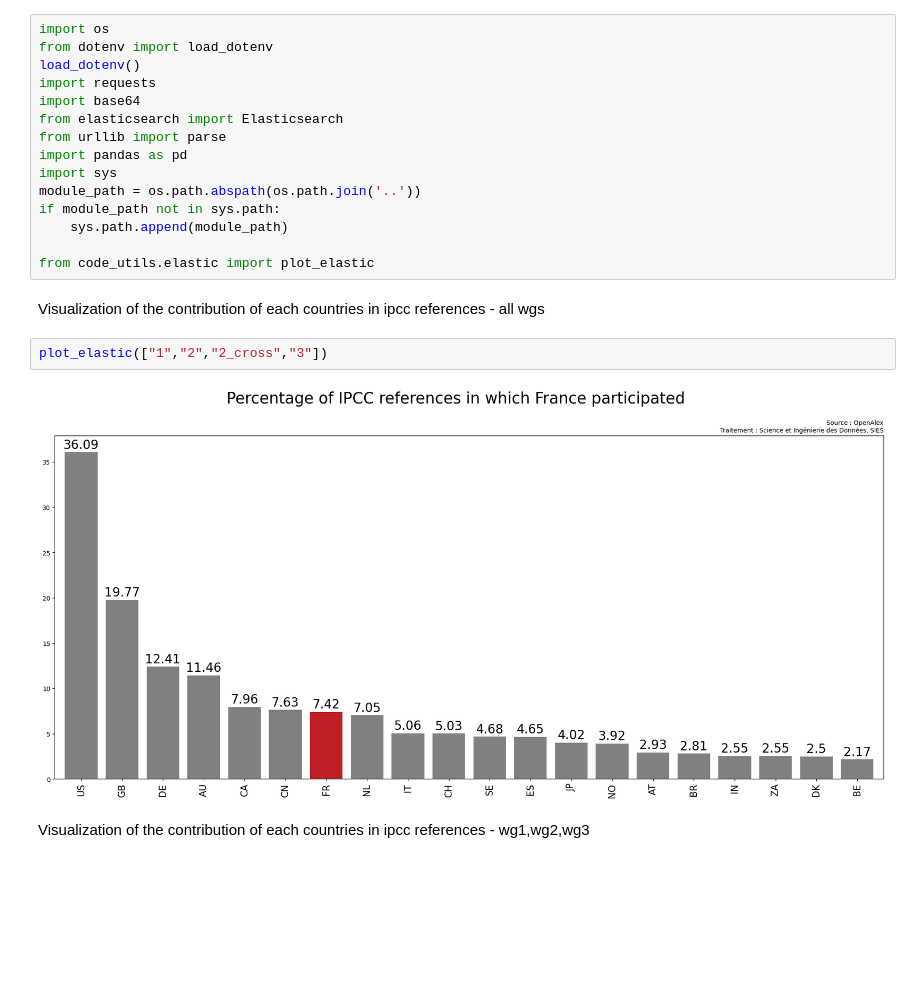
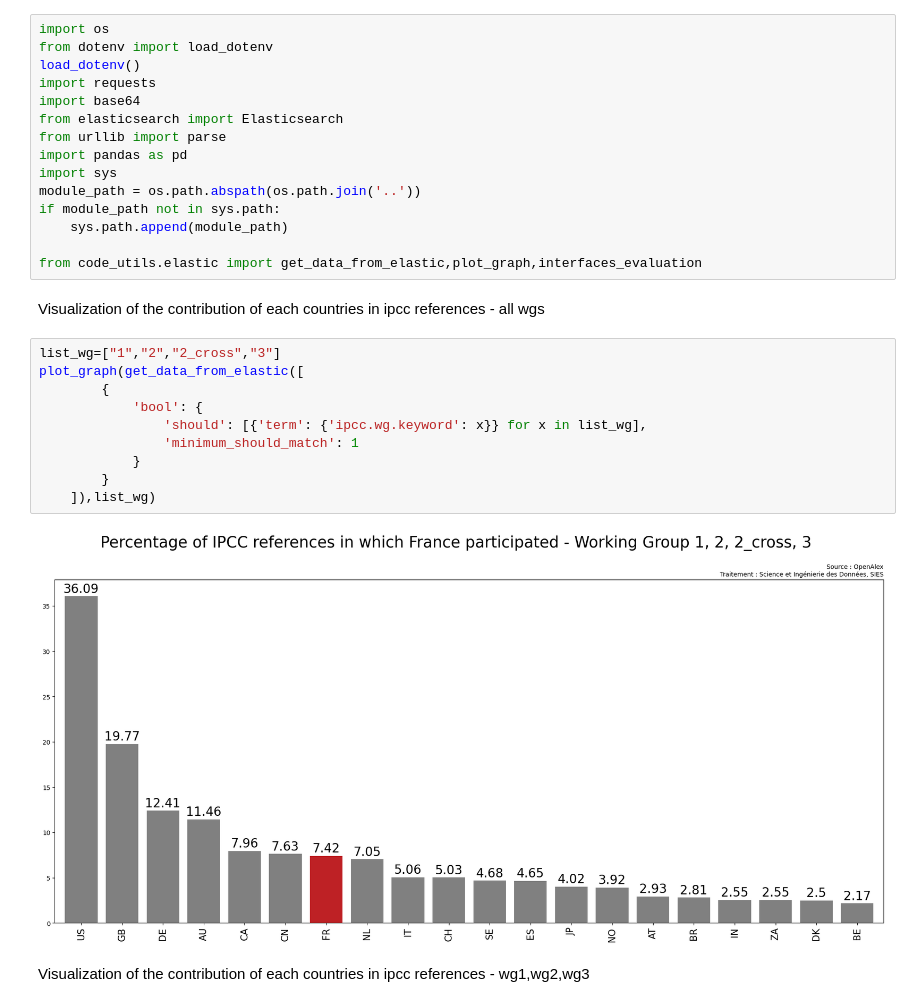
Before and after one commit to dataesr/teds, a Jupyter notebook: notebooks/IPCC_visualization_elastic.ipynb, the cells around one changed output. Drawn from its saved outputs; the diff is of its cells as text; blank space fills up the shorter version.

Commit message:
update elastic visualization

```diff
--- a/notebooks/IPCC_visualization_elastic.ipynb
+++ b/notebooks/IPCC_visualization_elastic.ipynb
@@ -12,12 +12,20 @@ module_path = os.path.abspath(os.path.join('..'))
 if module_path not in sys.path:
     sys.path.append(module_path)
 
-from code_utils.elastic import plot_elastic
+from code_utils.elastic import get_data_from_elastic,plot_graph,interfaces_evaluation
 # %% [markdown]
 Visualization of the contribution of each countries in ipcc references - all wgs
-# %%
-plot_elastic(["1","2","2_cross","3"])
-# %% [output]
-[figure, removed]
+# %%
+list_wg=["1","2","2_cross","3"]
+plot_graph(get_data_from_elastic([
+        {
+            'bool': {
+                'should': [{'term': {'ipcc.wg.keyword': x}} for x in list_wg],
+                'minimum_should_match': 1
+            }
+        }
+    ]),list_wg)
+# %% [output]
+[figure, added]
 # %% [markdown]
 Visualization of the contribution of each countries in ipcc references - wg1,wg2,wg3
```
Also changed, not shown: parts of 17 cells of this notebook, 1 other file.
